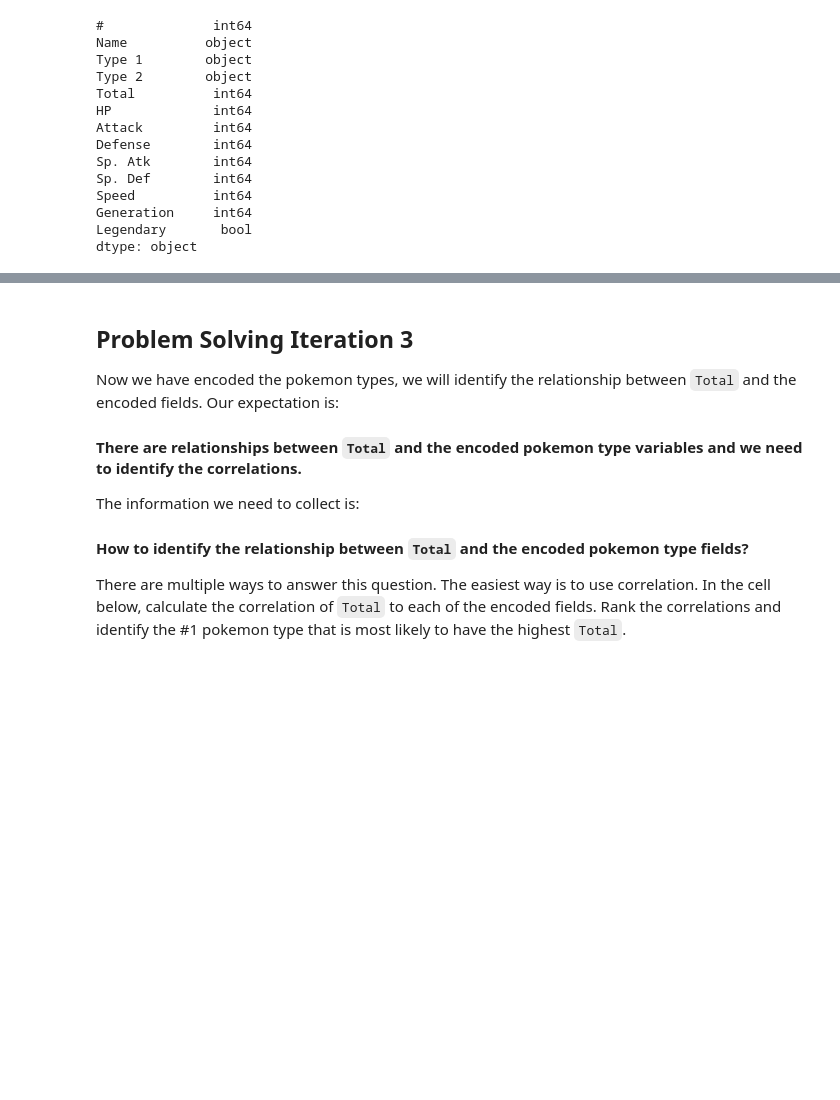
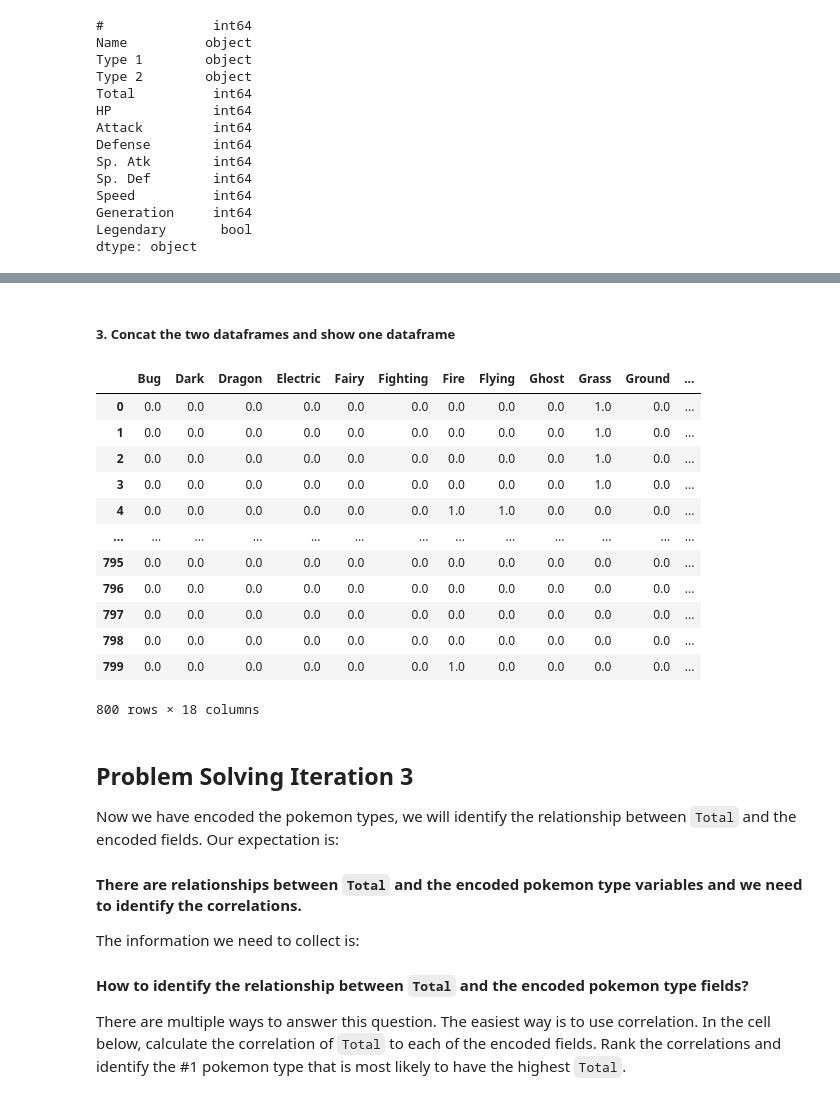
Before and after one commit to heinsakj/lab-dataframe-calculations, a Jupyter notebook: your-code/challenge-2.ipynb, the cells around one changed output, grey strips where cells are left out. Cells and saved outputs as stored; diff of their text form; code cells hidden in the pictures; blank space fills up the shorter version.

```diff
--- a/your-code/challenge-2.ipynb
+++ b/your-code/challenge-2.ipynb
@@ -200,0 +163,5 @@ X_type = pd.concat([onehot_encoded], axis = 1)
+# %%
+x2 = pokemon[['Type 2']]
+x2
+x2 = x2.dropna()
+x2.head()
@@ -200,0 +175,19 @@ X_type = pd.concat([onehot_encoded], axis = 1)
+# %%
+# 1. One Hot Encoding on Type 2
+# Step 1.
+#We need to train the encoder with a command to create dummy variables
+#encoder = OneHotEncoder().fit(x2) # should use the same encoder for the OneHot Encoding
+
+# #2. Show the new categories
+#print(encoder.categories_)
+
+# # 3. Change the variable into an array
+encoded_type2 = encoder.transform(x2).toarray()
+print(encoded_type2)
+
+# # 4. Let's see if it worked
+onehot_encoded_type2 = pd.DataFrame(encoded_type2, columns=['Bug', 'Dark', 'Dragon', 'Electric', 'Fairy', 'Fighting', 'Fire',
+       'Flying', 'Ghost', 'Grass', 'Ground', 'Ice', 'Normal', 'Poison',
+       'Psychic', 'Rock', 'Steel', 'Water'])
+#onehot_encoded_type2 = onehot_encoded_type2.drop([' '], axis = 1)
+onehot_encoded_type2.head()
@@ -201,3 +214,22 @@ X_type = pd.concat([onehot_encoded], axis = 1)
+# %% [markdown]
+##### 3. Concat the two dataframes and show one dataframe
+# %%
+types_encoded = pd.concat([onehot_encoded_type1,onehot_encoded_type2]).groupby(level=0).max()
+types_encoded
+# %% [output]
+|  | Bug | Dark | Dragon | Electric | Fairy | Fighting | Fire | Flying | Ghost | Grass | Ground | ... |
+| 0 | 0.0 | 0.0 | 0.0 | 0.0 | 0.0 | 0.0 | 0.0 | 0.0 | 0.0 | 1.0 | 0.0 | ... |
+| 1 | 0.0 | 0.0 | 0.0 | 0.0 | 0.0 | 0.0 | 0.0 | 0.0 | 0.0 | 1.0 | 0.0 | ... |
+| 2 | 0.0 | 0.0 | 0.0 | 0.0 | 0.0 | 0.0 | 0.0 | 0.0 | 0.0 | 1.0 | 0.0 | ... |
+| 3 | 0.0 | 0.0 | 0.0 | 0.0 | 0.0 | 0.0 | 0.0 | 0.0 | 0.0 | 1.0 | 0.0 | ... |
+| 4 | 0.0 | 0.0 | 0.0 | 0.0 | 0.0 | 0.0 | 1.0 | 1.0 | 0.0 | 0.0 | 0.0 | ... |
+| ... | ... | ... | ... | ... | ... | ... | ... | ... | ... | ... | ... | ... |
+| 795 | 0.0 | 0.0 | 0.0 | 0.0 | 0.0 | 0.0 | 0.0 | 0.0 | 0.0 | 0.0 | 0.0 | ... |
+| 796 | 0.0 | 0.0 | 0.0 | 0.0 | 0.0 | 0.0 | 0.0 | 0.0 | 0.0 | 0.0 | 0.0 | ... |
+| 797 | 0.0 | 0.0 | 0.0 | 0.0 | 0.0 | 0.0 | 0.0 | 0.0 | 0.0 | 0.0 | 0.0 | ... |
+| 798 | 0.0 | 0.0 | 0.0 | 0.0 | 0.0 | 0.0 | 0.0 | 0.0 | 0.0 | 0.0 | 0.0 | ... |
+| 799 | 0.0 | 0.0 | 0.0 | 0.0 | 0.0 | 0.0 | 1.0 | 0.0 | 0.0 | 0.0 | 0.0 | ... |
+800 rows × 18 columns
 # %% [markdown]
 ## Problem Solving Iteration 3
 
```
Also changed, not shown: parts of 15 cells of this notebook, 2 other files.
